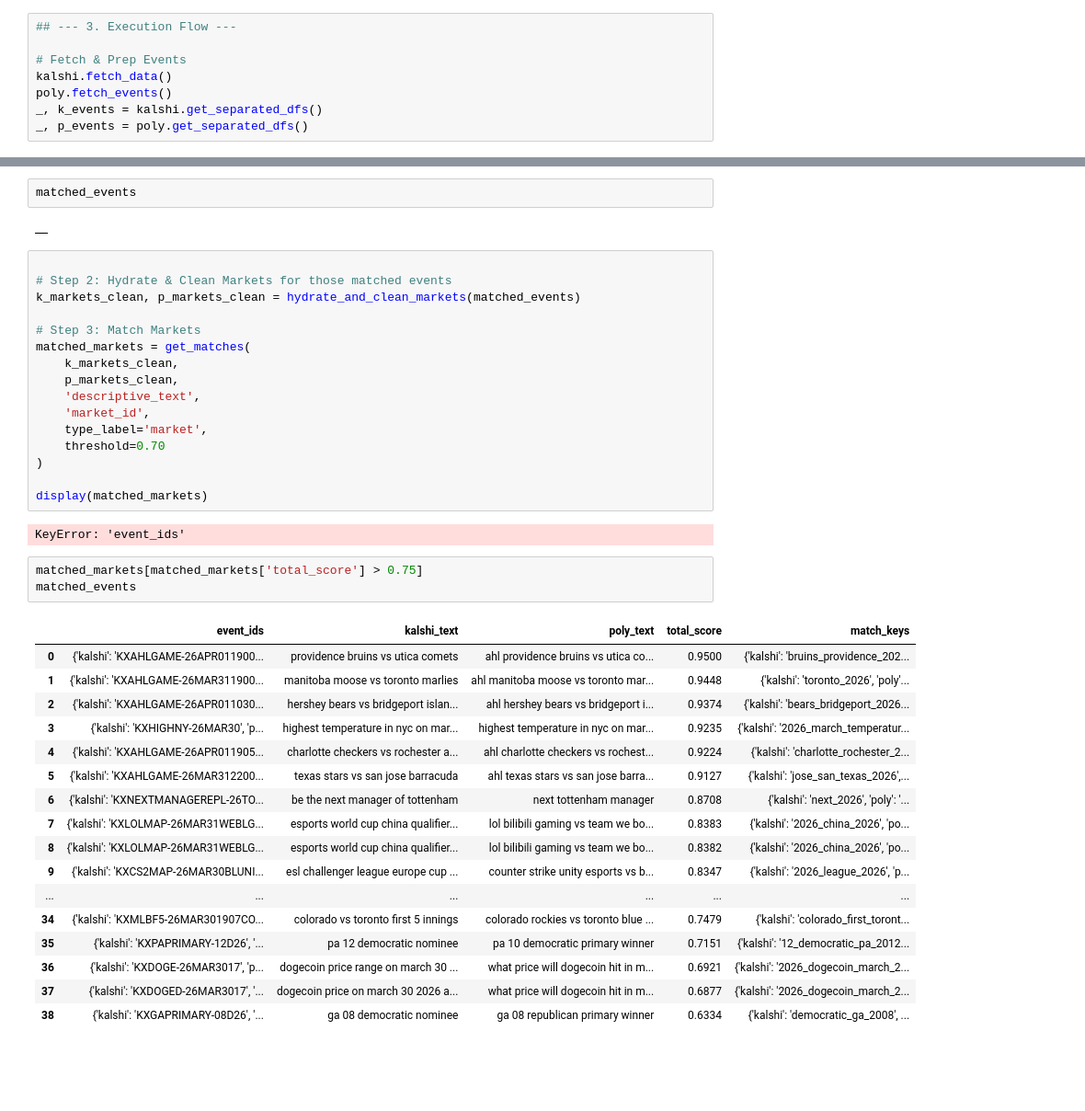
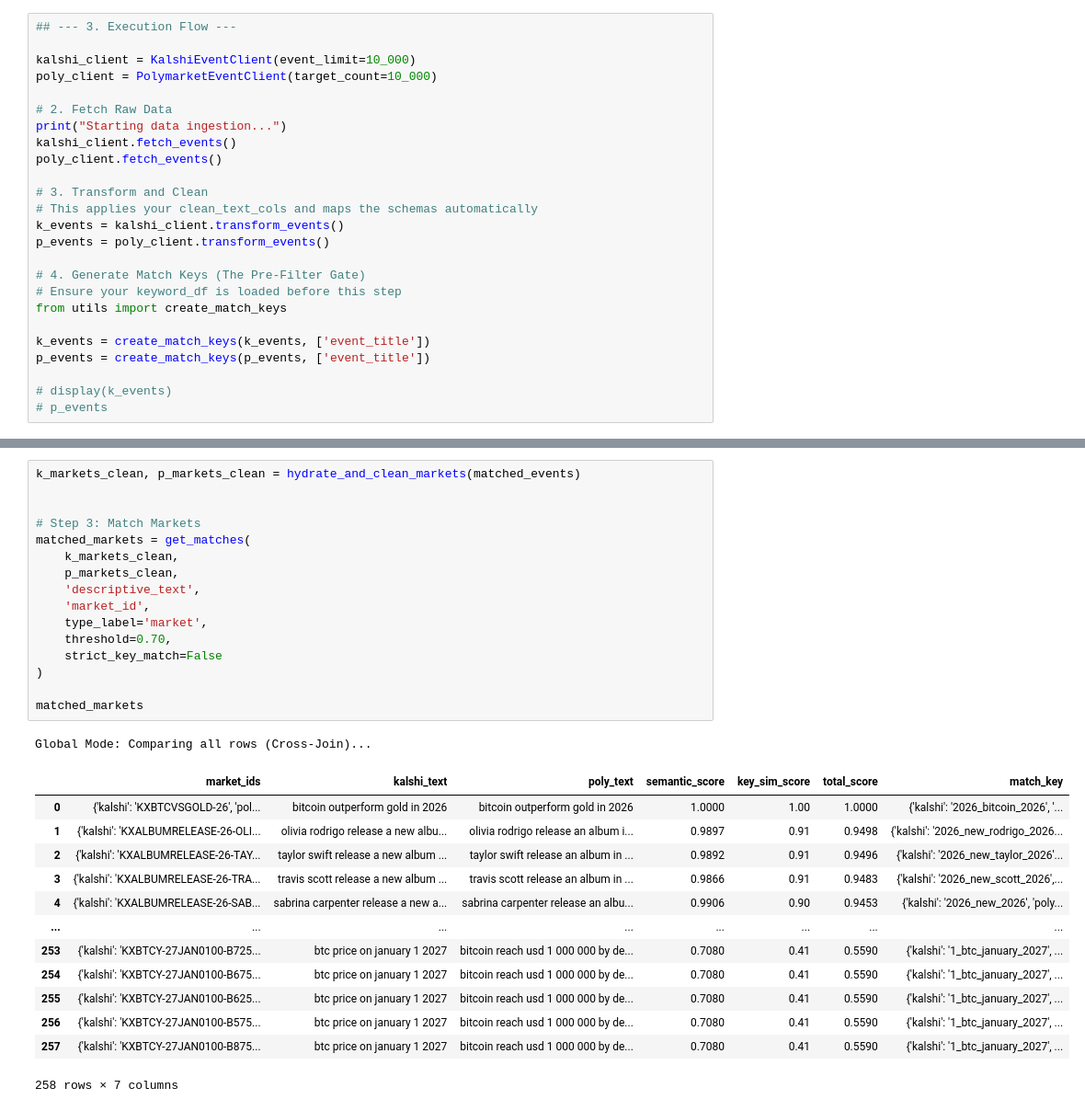
Before and after one commit to BlakeUribe/quasibets_testing, a Jupyter notebook: text_processor.ipynb, the cells around one changed output, grey strips where cells are left out. Shown at 92% size. Cells and saved outputs as stored; diff of their text form; blank space fills up the shorter version.

```diff
--- a/text_processor.ipynb
+++ b/text_processor.ipynb
@@ -147,9 +155,26 @@ def hydrate_and_clean_markets(match_df, event_id_col='event_ids'):
 # %%
 ## --- 3. Execution Flow ---
 
-# Fetch & Prep Events
-kalshi.fetch_data()
-poly.fetch_events()
-_, k_events = kalshi.get_separated_dfs()
-_, p_events = poly.get_separated_dfs()
+kalshi_client = KalshiEventClient(event_limit=10_000)
+poly_client = PolymarketEventClient(target_count=10_000)
+
+# 2. Fetch Raw Data
+print("Starting data ingestion...")
+kalshi_client.fetch_events()
+poly_client.fetch_events()
+
+# 3. Transform and Clean
+# This applies your clean_text_cols and maps the schemas automatically
+k_events = kalshi_client.transform_events()
+p_events = poly_client.transform_events()
+
+# 4. Generate Match Keys (The Pre-Filter Gate)
+# Ensure your keyword_df is loaded before this step
+from utils import create_match_keys
+
+k_events = create_match_keys(k_events, ['event_title'])
+p_events = create_match_keys(p_events, ['event_title'])
+
+# display(k_events)
+# p_events
 # %% [output]
@@ -193,43 +206,31 @@ matched_events['key_word'].to_dict()
-# %%
-matched_events
-# %% [output]
-|  |
 # %%
+k_markets_clean, p_markets_clean = hydrate_and_clean_markets(matched_events)
 
-# Step 2: Hydrate & Clean Markets for those matched events
-k_markets_clean, p_markets_clean = hydrate_and_clean_markets(matched_events)
 
 # Step 3: Match Markets
 matched_markets = get_matches(
     k_markets_clean,
     p_markets_clean,
     'descriptive_text',
     'market_id',
     type_label='market',
-    threshold=0.70
+    threshold=0.70,
+    strict_key_match=False
 )
 
-display(matched_markets)
+matched_markets
 # %% [output]
-KeyError: 'event_ids'
+Global Mode: Comparing all rows (Cross-Join)...
+|  | market_ids | kalshi_text | poly_text | semantic_score | key_sim_score | total_score | match_key |
+| 0 | {'kalshi': 'KXBTCVSGOLD-26', 'pol... | bitcoin outperform gold in 2026 | bitcoin outperform gold in 2026 | 1.0000 | 1.00 | 1.0000 | {'kalshi': '2026_bitcoin_2026', '... |
+| 1 | {'kalshi': 'KXALBUMRELEASE-26-OLI... | olivia rodrigo release a new albu... | olivia rodrigo release an album i... | 0.9897 | 0.91 | 0.9498 | {'kalshi': '2026_new_rodrigo_2026... |
+| 2 | {'kalshi': 'KXALBUMRELEASE-26-TAY... | taylor swift release a new album ... | taylor swift release an album in ... | 0.9892 | 0.91 | 0.9496 | {'kalshi': '2026_new_taylor_2026'... |
+| 3 | {'kalshi': 'KXALBUMRELEASE-26-TRA... | travis scott release a new album ... | travis scott release an album in ... | 0.9866 | 0.91 | 0.9483 | {'kalshi': '2026_new_scott_2026',... |
+| 4 | {'kalshi': 'KXALBUMRELEASE-26-SAB... | sabrina carpenter release a new a... | sabrina carpenter release an albu... | 0.9906 | 0.90 | 0.9453 | {'kalshi': '2026_new_2026', 'poly... |
+| ... | ... | ... | ... | ... | ... | ... | ... |
+| 253 | {'kalshi': 'KXBTCY-27JAN0100-B725... | btc price on january 1 2027 | bitcoin reach usd 1 000 000 by de... | 0.7080 | 0.41 | 0.5590 | {'kalshi': '1_btc_january_2027', ... |
+| 254 | {'kalshi': 'KXBTCY-27JAN0100-B675... | btc price on january 1 2027 | bitcoin reach usd 1 000 000 by de... | 0.7080 | 0.41 | 0.5590 | {'kalshi': '1_btc_january_2027', ... |
+| 255 | {'kalshi': 'KXBTCY-27JAN0100-B625... | btc price on january 1 2027 | bitcoin reach usd 1 000 000 by de... | 0.7080 | 0.41 | 0.5590 | {'kalshi': '1_btc_january_2027', ... |
+| 256 | {'kalshi': 'KXBTCY-27JAN0100-B575... | btc price on january 1 2027 | bitcoin reach usd 1 000 000 by de... | 0.7080 | 0.41 | 0.5590 | {'kalshi': '1_btc_january_2027', ... |
+| 257 | {'kalshi': 'KXBTCY-27JAN0100-B875... | btc price on january 1 2027 | bitcoin reach usd 1 000 000 by de... | 0.7080 | 0.41 | 0.5590 | {'kalshi': '1_btc_january_2027', ... |
+258 rows × 7 columns
-# %%
-matched_markets[matched_markets['total_score'] > 0.75]
-matched_events
-# %% [output]
-|  | event_ids | kalshi_text | poly_text | total_score | match_keys |
-| 0 | {'kalshi': 'KXAHLGAME-26APR011900... | providence bruins vs utica comets | ahl providence bruins vs utica co... | 0.9500 | {'kalshi': 'bruins_providence_202... |
-| 1 | {'kalshi': 'KXAHLGAME-26MAR311900... | manitoba moose vs toronto marlies | ahl manitoba moose vs toronto mar... | 0.9448 | {'kalshi': 'toronto_2026', 'poly'... |
-| 2 | {'kalshi': 'KXAHLGAME-26APR011030... | hershey bears vs bridgeport islan... | ahl hershey bears vs bridgeport i... | 0.9374 | {'kalshi': 'bears_bridgeport_2026... |
-| 3 | {'kalshi': 'KXHIGHNY-26MAR30', 'p... | highest temperature in nyc on mar... | highest temperature in nyc on mar... | 0.9235 | {'kalshi': '2026_march_temperatur... |
-| 4 | {'kalshi': 'KXAHLGAME-26APR011905... | charlotte checkers vs rochester a... | ahl charlotte checkers vs rochest... | 0.9224 | {'kalshi': 'charlotte_rochester_2... |
-| 5 | {'kalshi': 'KXAHLGAME-26MAR312200... | texas stars vs san jose barracuda | ahl texas stars vs san jose barra... | 0.9127 | {'kalshi': 'jose_san_texas_2026',... |
-| 6 | {'kalshi': 'KXNEXTMANAGEREPL-26TO... | be the next manager of tottenham | next tottenham manager | 0.8708 | {'kalshi': 'next_2026', 'poly': '... |
-| 7 | {'kalshi': 'KXLOLMAP-26MAR31WEBLG... | esports world cup china qualifier... | lol bilibili gaming vs team we bo... | 0.8383 | {'kalshi': '2026_china_2026', 'po... |
-| 8 | {'kalshi': 'KXLOLMAP-26MAR31WEBLG... | esports world cup china qualifier... | lol bilibili gaming vs team we bo... | 0.8382 | {'kalshi': '2026_china_2026', 'po... |
-| 9 | {'kalshi': 'KXCS2MAP-26MAR30BLUNI... | esl challenger league europe cup ... | counter strike unity esports vs b... | 0.8347 | {'kalshi': '2026_league_2026', 'p... |
-| ... | ... | ... | ... | ... | ... |
-| 34 | {'kalshi': 'KXMLBF5-26MAR301907CO... | colorado vs toronto first 5 innings | colorado rockies vs toronto blue ... | 0.7479 | {'kalshi': 'colorado_first_toront... |
-| 35 | {'kalshi': 'KXPAPRIMARY-12D26', '... | pa 12 democratic nominee | pa 10 democratic primary winner | 0.7151 | {'kalshi': '12_democratic_pa_2012... |
-| 36 | {'kalshi': 'KXDOGE-26MAR3017', 'p... | dogecoin price range on march 30 ... | what price will dogecoin hit in m... | 0.6921 | {'kalshi': '2026_dogecoin_march_2... |
-| 37 | {'kalshi': 'KXDOGED-26MAR3017', '... | dogecoin price on march 30 2026 a... | what price will dogecoin hit in m... | 0.6877 | {'kalshi': '2026_dogecoin_march_2... |
-| 38 | {'kalshi': 'KXGAPRIMARY-08D26', '... | ga 08 democratic nominee | ga 08 republican primary winner | 0.6334 | {'kalshi': 'democratic_ga_2008', ... |
```
Also changed, not shown: parts of 6 cells of this notebook, 3 other files.
